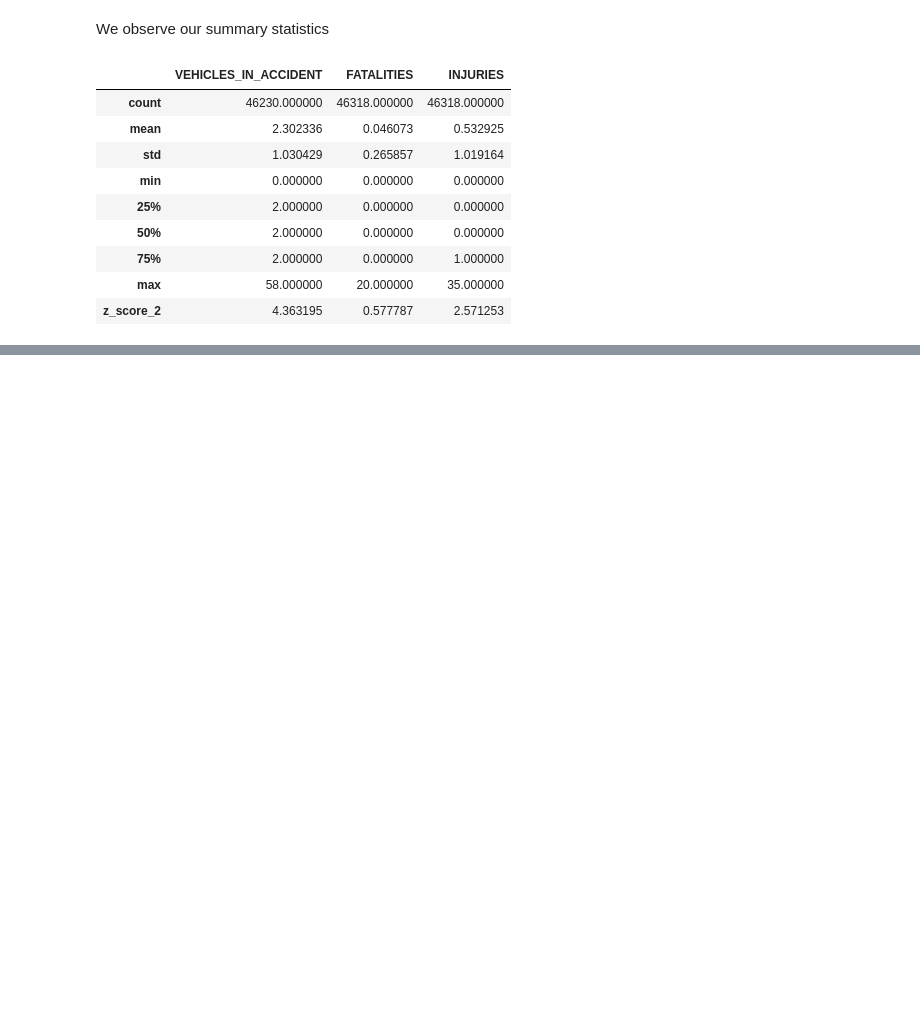
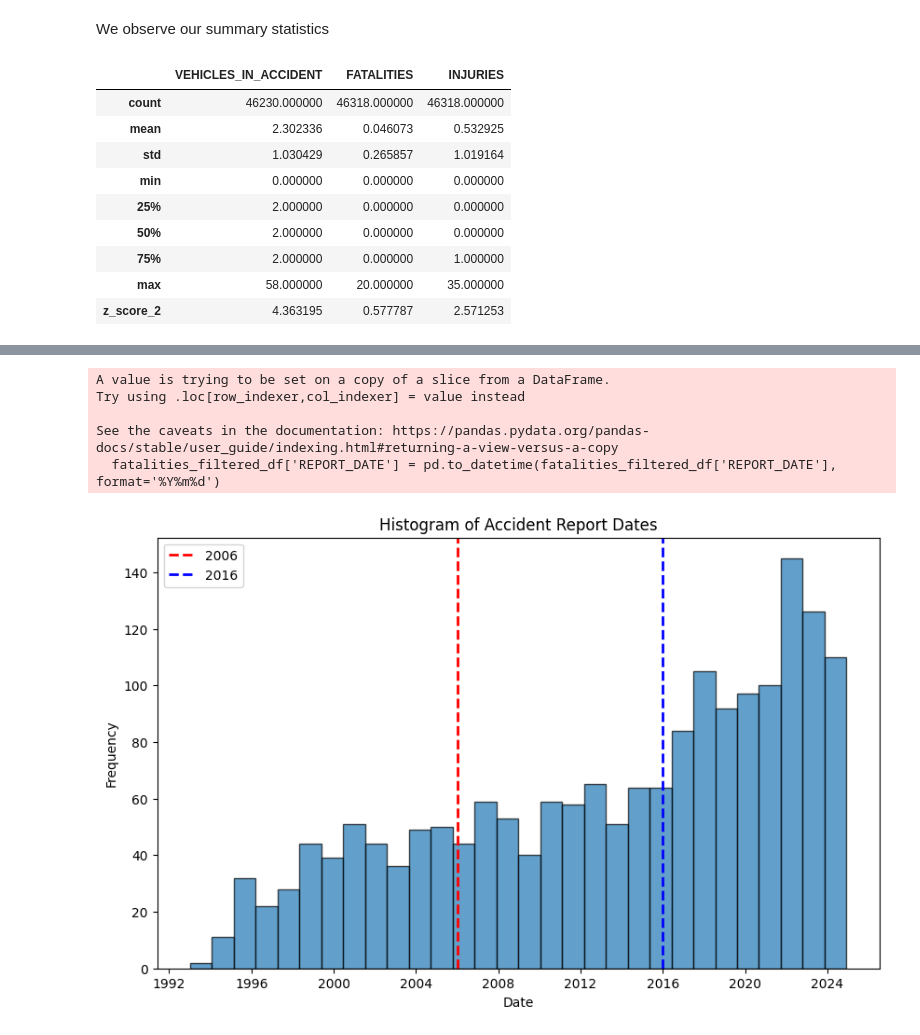
Before and after one commit to WilliamClintC/Research-Proposal-Trucks, a Jupyter notebook: Exploration/1.ipynb, the cells around one changed output, grey strips where cells are left out. Saved outputs shown, nothing was run; the diff lists cells and outputs as text; code cells hidden in the pictures; blank space fills up the shorter version.

```diff
--- a/Exploration/1.ipynb
+++ b/Exploration/1.ipynb
@@ -247,0 +135,11 @@ result_df_filtered_z2
+# %%
+# Filter the dataframe for VEHICLES_IN_ACCIDENT
+vehicles_filtered_df = result_df[result_df['VEHICLES_IN_ACCIDENT'] > z_score_2_values['VEHICLES_IN_ACCIDENT']]
+
+# Filter the dataframe for FATALITIES
+fatalities_filtered_df = result_df[result_df['FATALITIES'] > z_score_2_values['FATALITIES']]
+
+# Filter the dataframe for INJURIES
+injuries_filtered_df = result_df[result_df['INJURIES'] > z_score_2_values['INJURIES']]
+
+vehicles_filtered_df,fatalities_filtered_df,injuries_filtered_df
@@ -247,0 +182,10 @@ result_df_filtered_z2
+# %%
+county_change_df
+
+# county_change_df['change_2007+2008'] = county_change_df[['change_2007', 'change_2008']].sum(axis=1)
+# county_change_df['change_2015+2016'] = county_change_df[['change_2015', 'change_2016']].sum(axis=1)
+county_change_df.drop(columns=['change_2007', 'change_2008', 'change_2015', 'change_2016'], inplace=True)
+# county_change_df
+fatalities_filtered_df
+fatalities_filtered_df.drop(columns=['VEHICLES_IN_ACCIDENT', 'INJURIES'], inplace=True)
+fatalities_filtered_df
@@ -247,0 +210,21 @@ result_df_filtered_z2
+# %%
+# Convert REPORT_DATE to datetime format
+fatalities_filtered_df['REPORT_DATE'] = pd.to_datetime(fatalities_filtered_df['REPORT_DATE'], format='%Y%m%d')
+
+# Plot histogram of REPORT_DATE
+plt.figure(figsize=(10, 6))
+plt.hist(fatalities_filtered_df['REPORT_DATE'].dropna(), bins=30, edgecolor='k', alpha=0.7)
+plt.axvline(pd.to_datetime('2006-01-01'), color='r', linestyle='--', linewidth=2, label='2006')
+plt.axvline(pd.to_datetime('2016-01-01'), color='b', linestyle='--', linewidth=2, label='2016')
+plt.title('Histogram of Accident Report Dates')
+plt.xlabel('Date')
+plt.ylabel('Frequency')
+plt.legend()
+plt.show()
+# %% [output]
+A value is trying to be set on a copy of a slice from a DataFrame.
+Try using .loc[row_indexer,col_indexer] = value instead
+
+See the caveats in the documentation: https://pandas.pydata.org/pandas-docs/stable/user_guide/indexing.html#returning-a-view-versus-a-copy
+  fatalities_filtered_df['REPORT_DATE'] = pd.to_datetime(fatalities_filtered_df['REPORT_DATE'], format='%Y%m%d')
+[figure, added]
```
Also changed, not shown: parts of 15 cells of this notebook.
